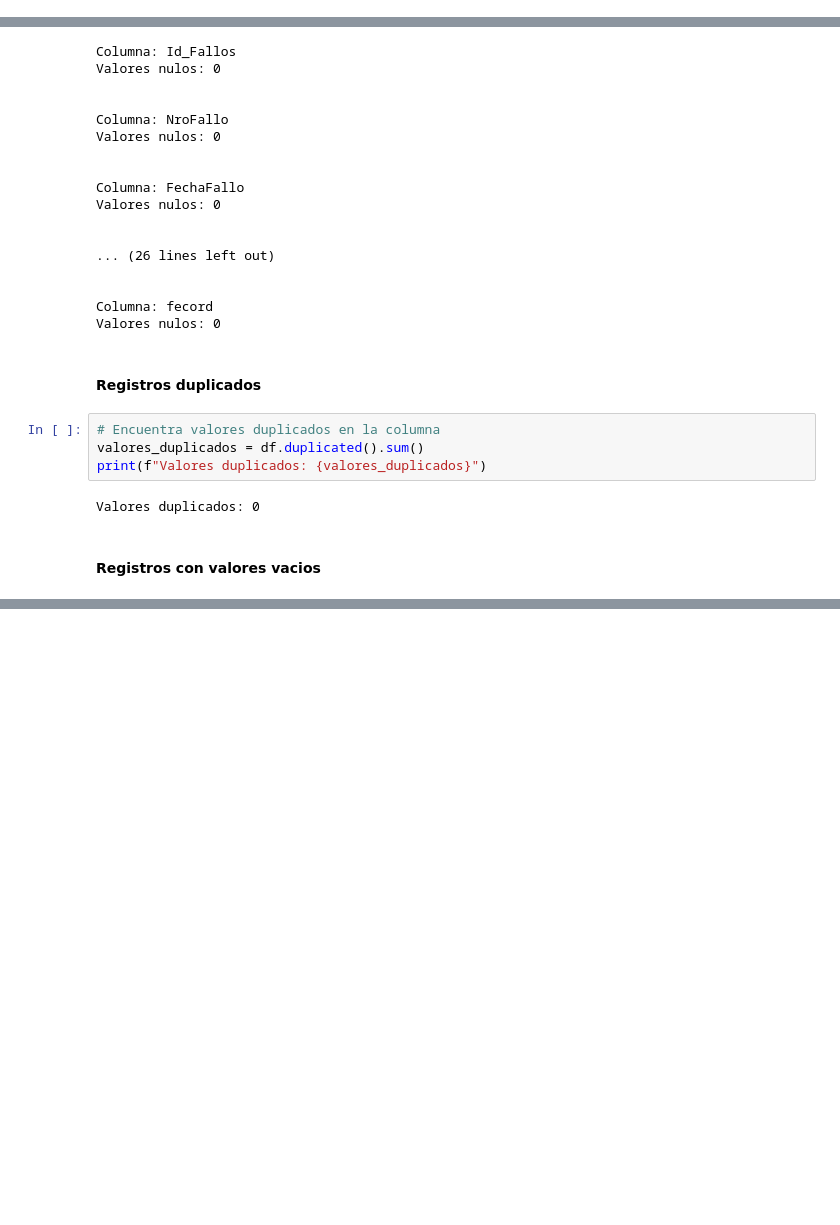
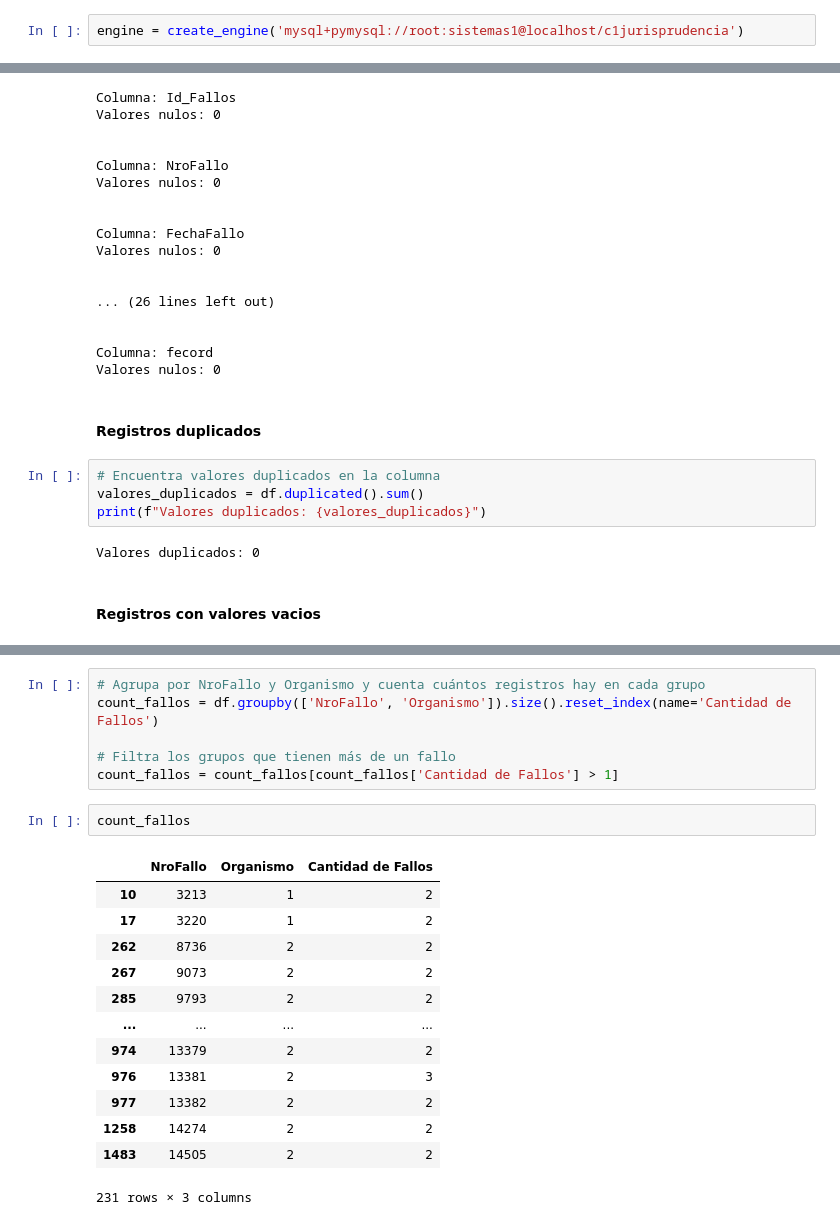
Before and after one commit to melodiromero/juris_etl_eda, a Jupyter notebook: ETL/informe_etl.ipynb, the cells around one changed output, grey strips where cells are left out. Cells and saved outputs as stored; diff of their text form; blank space fills up the shorter version.

```diff
--- a/ETL/informe_etl.ipynb
+++ b/ETL/informe_etl.ipynb
@@ -8,4 +8,6 @@ from sqlalchemy import create_engine
 # %%
 # Conexión a la base de datos
 engine = create_engine('mysql+pymysql://civil7:v6TCV8KUFtqCXKnv@10.0.52.250/c1jurisprudencia')
+# %%
+engine = create_engine('mysql+pymysql://root:sistemas1@localhost/c1jurisprudencia')
 # %%
@@ -180,0 +219,22 @@ Valores vacios: 0
+# %%
+# Agrupa por NroFallo y Organismo y cuenta cuántos registros hay en cada grupo
+count_fallos = df.groupby(['NroFallo', 'Organismo']).size().reset_index(name='Cantidad de Fallos')
+
+# Filtra los grupos que tienen más de un fallo
+count_fallos = count_fallos[count_fallos['Cantidad de Fallos'] > 1]
+# %%
+count_fallos
+# %% [output]
+|  | NroFallo | Organismo | Cantidad de Fallos |
+| 10 | 3213 | 1 | 2 |
+| 17 | 3220 | 1 | 2 |
+| 262 | 8736 | 2 | 2 |
+| 267 | 9073 | 2 | 2 |
+| 285 | 9793 | 2 | 2 |
+| ... | ... | ... | ... |
+| 974 | 13379 | 2 | 2 |
+| 976 | 13381 | 2 | 3 |
+| 977 | 13382 | 2 | 2 |
+| 1258 | 14274 | 2 | 2 |
+| 1483 | 14505 | 2 | 2 |
+231 rows × 3 columns
```
Also changed, not shown: parts of 13 cells of this notebook, 3 other files.
